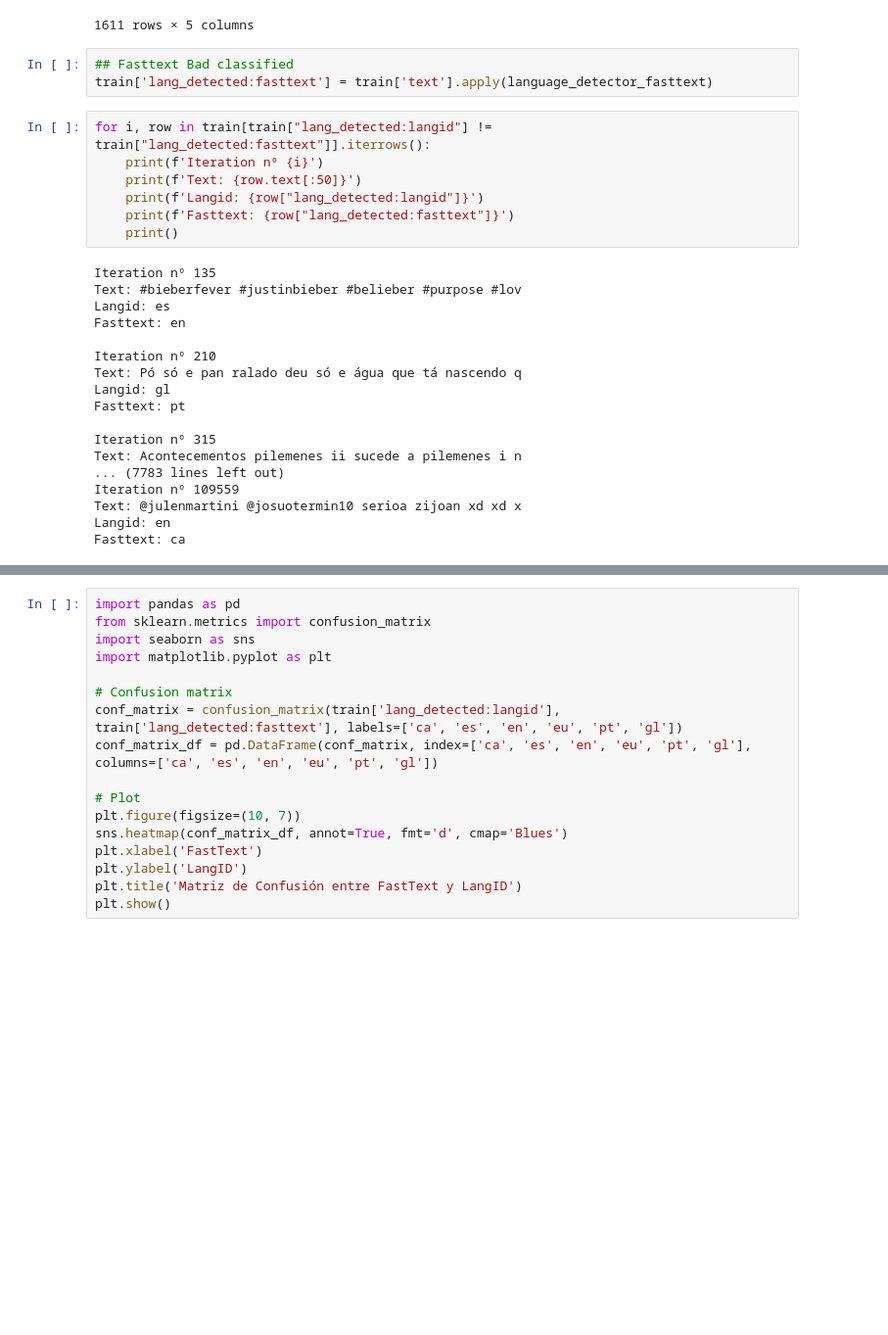
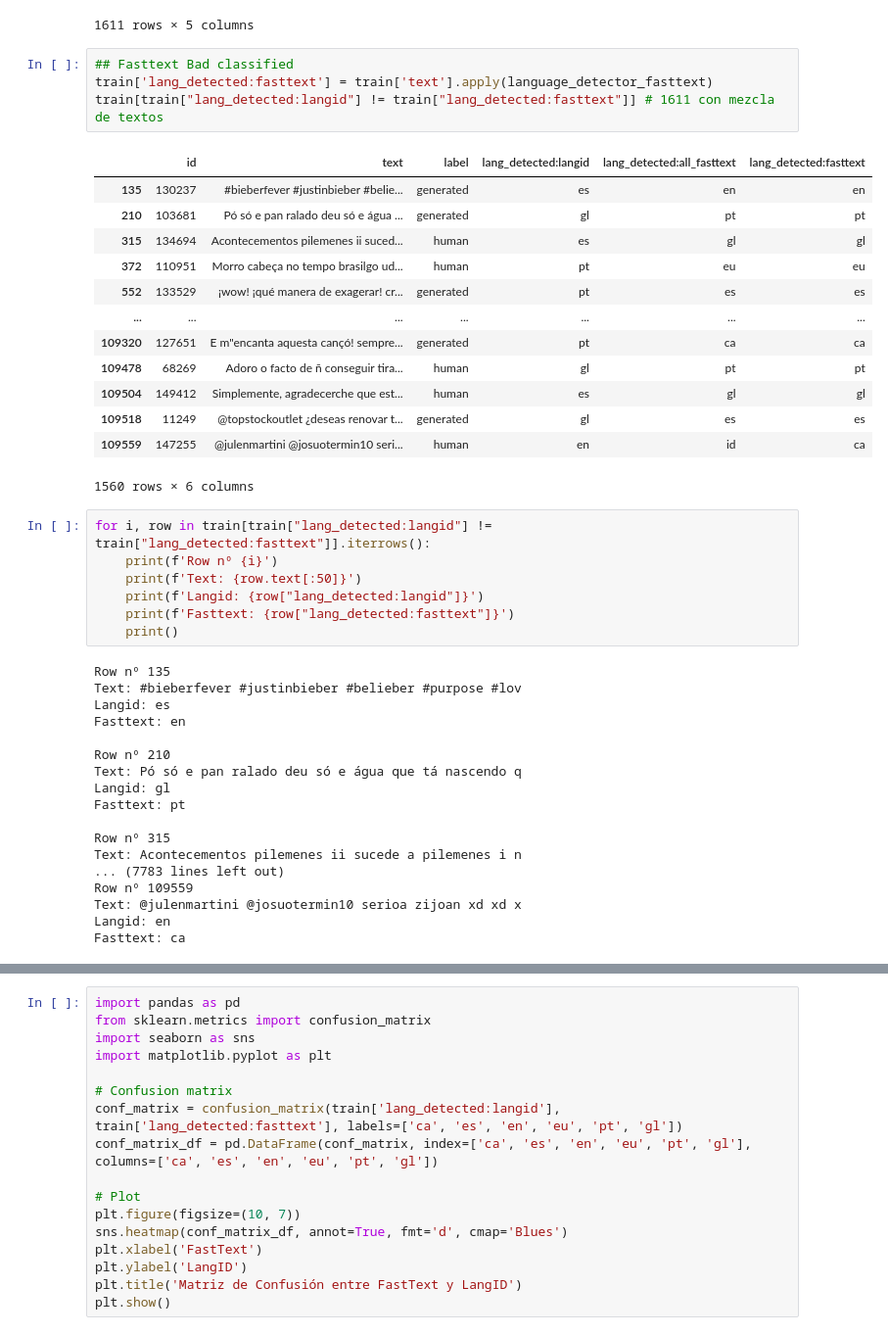
Before and after one commit to WojciechNeuman/autextification, a Jupyter notebook: Exploration.ipynb, the cells around one changed output, grey strips where cells are left out. Shown at 98% size. Cells and saved outputs as stored; diff of their text form; blank space fills up the shorter version.

```diff
--- a/Exploration.ipynb
+++ b/Exploration.ipynb
@@ -185,28 +187,43 @@ train[train["lang_detected:langid"] != train["lang_detected:all_fasttext"]] # 16
 # %%
 ## Fasttext Bad classified
 train['lang_detected:fasttext'] = train['text'].apply(language_detector_fasttext)
+train[train["lang_detected:langid"] != train["lang_detected:fasttext"]] # 1611 con mezcla de textos
+# %% [output]
+|  | id | text | label | lang_detected:langid | lang_detected:all_fasttext | lang_detected:fasttext |
+| 135 | 130237 | #bieberfever #justinbieber #belie... | generated | es | en | en |
+| 210 | 103681 | Pó só e pan ralado deu só e água ... | generated | gl | pt | pt |
+| 315 | 134694 | Acontecementos pilemenes ii suced... | human | es | gl | gl |
+| 372 | 110951 | Morro cabeça no tempo brasilgo ud... | human | pt | eu | eu |
+| 552 | 133529 | ¡wow! ¡qué manera de exagerar! cr... | generated | pt | es | es |
+| ... | ... | ... | ... | ... | ... | ... |
+| 109320 | 127651 | E m"encanta aquesta cançó! sempre... | generated | pt | ca | ca |
+| 109478 | 68269 | Adoro o facto de ñ conseguir tira... | human | gl | pt | pt |
+| 109504 | 149412 | Simplemente, agradecerche que est... | human | es | gl | gl |
+| 109518 | 11249 | @topstockoutlet ¿deseas renovar t... | generated | gl | es | es |
+| 109559 | 147255 | @julenmartini @josuotermin10 seri... | human | en | id | ca |
+1560 rows × 6 columns
 # %%
 for i, row in train[train["lang_detected:langid"] != train["lang_detected:fasttext"]].iterrows():
-    print(f'Iteration nº {i}')
+    print(f'Row nº {i}')
     print(f'Text: {row.text[:50]}')
     print(f'Langid: {row["lang_detected:langid"]}')
     print(f'Fasttext: {row["lang_detected:fasttext"]}')
     print()
 # %% [output]
-Iteration nº 135
+Row nº 135
 Text: #bieberfever #justinbieber #belieber #purpose #lov
 Langid: es
 Fasttext: en
 
-Iteration nº 210
+Row nº 210
 Text: Pó só e pan ralado deu só e água que tá nascendo q
 Langid: gl
 Fasttext: pt
 
-Iteration nº 315
+Row nº 315
 Text: Acontecementos pilemenes ii sucede a pilemenes i n
 ... (7783 lines left out)
-Iteration nº 109559
+Row nº 109559
 Text: @julenmartini @josuotermin10 serioa zijoan xd xd x
 Langid: en
 Fasttext: ca
```
Also changed, not shown: parts of 18 cells of this notebook.
